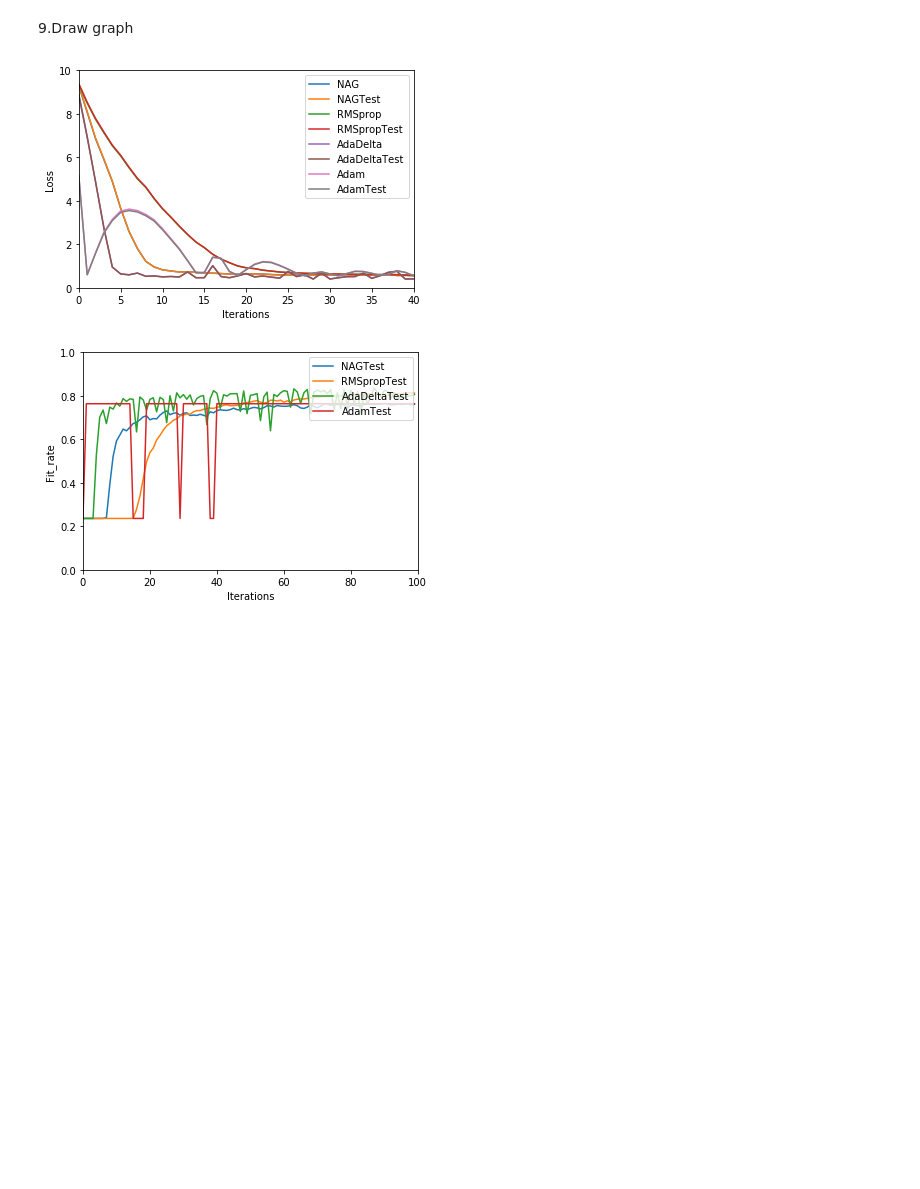
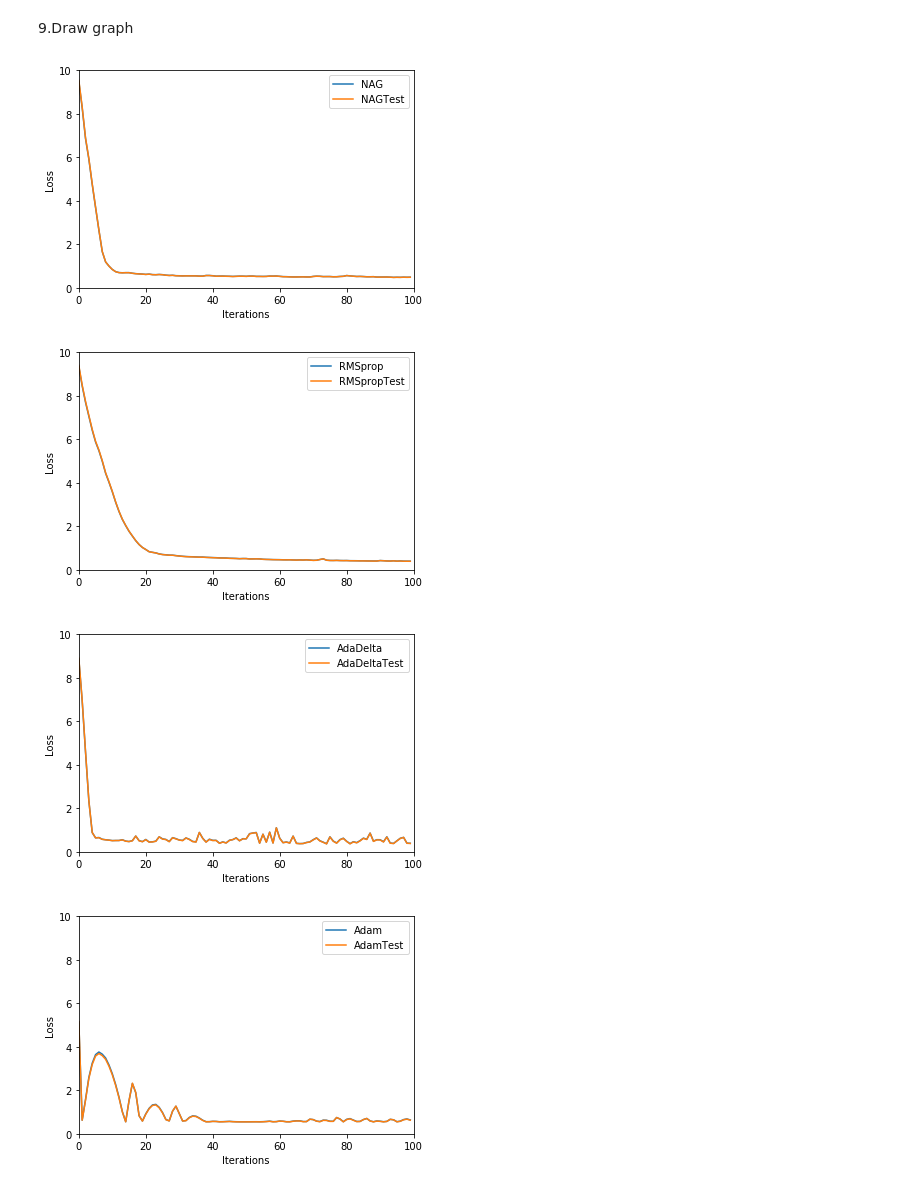
Before and after one commit to OoKyleoO/ML2017-lab-02, a Jupyter notebook: RegressionExperiment.ipynb, the cells around one changed output. Drawn from its saved outputs; the diff is of its cells as text; code cells hidden in the pictures; blank space fills up the shorter version.

```diff
--- a/RegressionExperiment.ipynb
+++ b/RegressionExperiment.ipynb
@@ -142,34 +142,97 @@ L_RMSprop,L_RMSpropTest,F_RMSpropTest=RMSprop(theta)
 L_AdaDelta,L_AdaDeltaTest,F_AdaDeltaTest=AdaDelta(theta)
 L_Adam,L_AdamTest,F_AdamTest=Adam(theta)
 def P_lossLine(l_nag,l_nagTest,l_RMSprop,l_RMSpropTest,l_AdaDelta,l_AdaDeltaTest,l_Adam,l_AdamTest):
-    plt.xlim(0,40)
+    plt.xlim(0,100)
+    plt.ylim(0,10)
+    plt.ylabel('Loss')
+    plt.xlabel('Iterations')
+    plt.plot(l_nag,label="NAG")
+    plt.plot(l_nagTest, label="NAGTest")
+    plt.legend(loc ='upper right')
+    plt.figure()
+    plt.xlim(0,100)
+    plt.ylim(0,10)
+    plt.ylabel('Loss')
+    plt.xlabel('Iterations')
+    plt.plot(l_RMSprop,label="RMSprop")
+    plt.plot(l_RMSpropTest, label="RMSpropTest")
+    plt.legend(loc ='upper right')
+    plt.figure()
+    plt.xlim(0,100)
+    plt.ylim(0,10)
+    plt.ylabel('Loss')
+    plt.xlabel('Iterations')
+    plt.plot(l_AdaDelta,label="AdaDelta")
+    plt.plot(l_AdaDeltaTest, label="AdaDeltaTest")
+    plt.legend(loc ='upper right')
+    plt.figure()
+    plt.xlim(0,100)
+    plt.ylim(0,10)
+    plt.ylabel('Loss')
+    plt.xlabel('Iterations')
+    plt.legend(loc ='upper right')
+    plt.plot(l_Adam,label="Adam")
+    plt.plot(l_AdamTest, label="AdamTest")
+    plt.legend(loc ='upper right')
+    plt.figure()
+    plt.xlim(0,100)
     plt.ylim(0,10)
     plt.plot(l_nag,label="NAG")
     plt.plot(l_nagTest, label="NAGTest")
     plt.plot(l_RMSprop,label="RMSprop")
     plt.plot(l_RMSpropTest, label="RMSpropTest")
     plt.plot(l_AdaDelta,label="AdaDelta")
     plt.plot(l_AdaDeltaTest, label="AdaDeltaTest")
     plt.plot(l_Adam,label="Adam")
     plt.plot(l_AdamTest, label="AdamTest")
     plt.legend(loc ='upper right')
     plt.ylabel('Loss')
     plt.xlabel('Iterations')
     plt.show()
 def P_fitLine(f_nagTest,f_RMSpropTest,f_AdaDeltaTest,f_AdamTest):
     plt.figure()
     plt.xlim(0,100)
     plt.ylim(0,1)
+    plt.ylabel('Fit_rate')
+    plt.xlabel('Iterations')
+    plt.legend(loc ='upper right')
+    plt.plot(f_nagTest, label="NAGTest")
+    plt.figure()
+    plt.xlim(0,100)
+    plt.ylim(0,1)
+    plt.ylabel('Fit_rate')
+    plt.xlabel('Iterations')
+    plt.legend(loc ='upper right')
+    plt.plot(f_RMSpropTest, label="RMSpropTest")
+    plt.figure()
+    plt.xlim(0,100)
+    plt.ylim(0,1)
+    plt.ylabel('Fit_rate')
+    plt.xlabel('Iterations')
+    plt.legend(loc ='upper right')
+    plt.plot(f_AdaDeltaTest, label="AdaDeltaTest")
+    plt.figure()
+    plt.xlim(0,100)
+    plt.ylim(0,1)
+    plt.ylabel('Fit_rate')
+    plt.xlabel('Iterations')
+    plt.legend(loc ='upper right')
+    plt.plot(f_AdamTest, label="AdamTest")
+    plt.figure()
+    plt.xlim(0,100)
+    plt.ylim(0,1)
     plt.plot(f_nagTest, label="NAGTest")
     plt.plot(f_RMSpropTest, label="RMSpropTest")
     plt.plot(f_AdaDeltaTest, label="AdaDeltaTest")
     plt.plot(f_AdamTest, label="AdamTest")
     plt.legend(loc ='upper right')
     plt.ylabel('Fit_rate')
     plt.xlabel('Iterations')
     plt.show()
 P_lossLine(L_nag,L_nagTest,L_RMSprop,L_RMSpropTest,L_AdaDelta,L_AdaDeltaTest,L_Adam,L_AdamTest)
 P_fitLine(F_nagTest,F_RMSpropTest,F_AdaDeltaTest,F_AdamTest)
 # %% [output]
-[figure, old version]
+[figure, new version]
-[figure, old version]
+[figure, new version]
+[figure, added]
+[figure, added]
```
Also changed, not shown: parts of 1 cell of this notebook, 2 other files.
